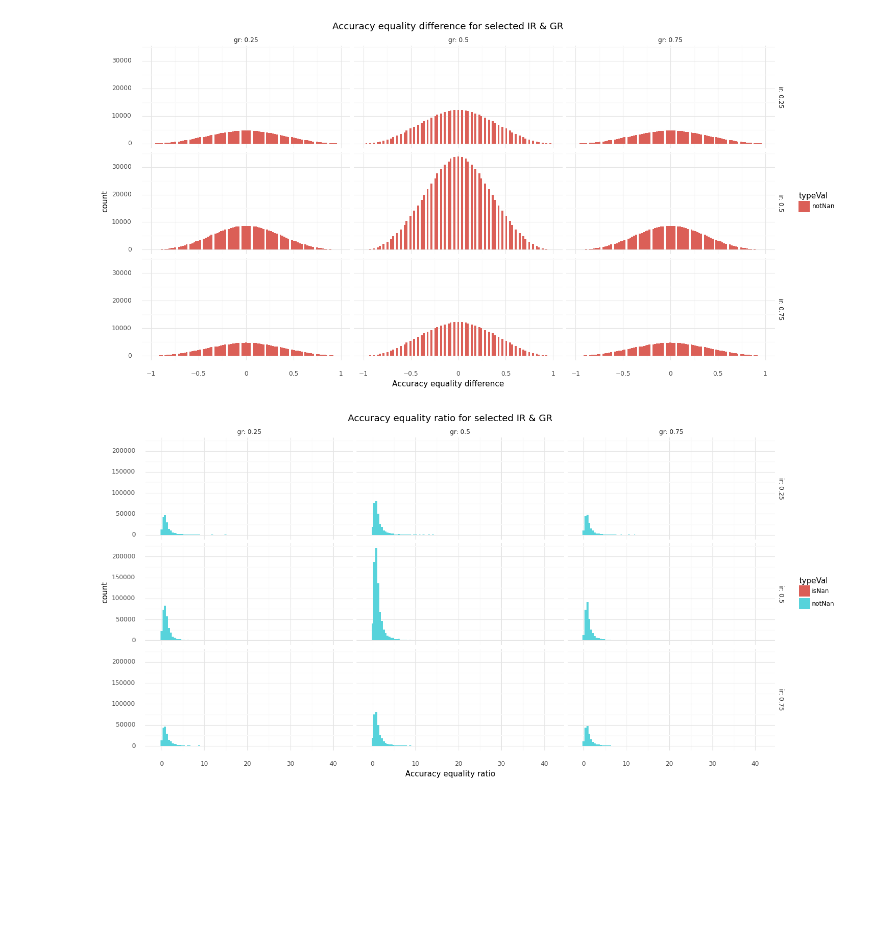
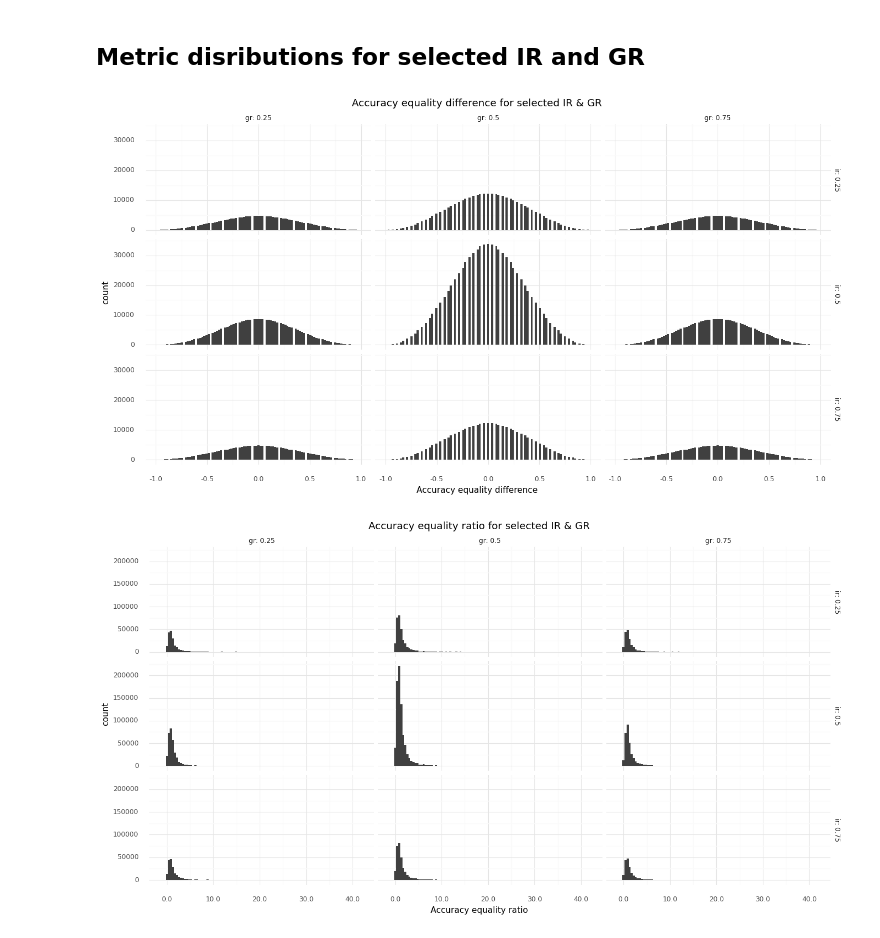
Before and after one commit to emanuelrck/Replication_analysis-of-fairness-measures, a Jupyter notebook: MainPlots.ipynb, the cells around one changed output. Saved outputs shown, nothing was run; the diff lists cells and outputs as text; code cells hidden in the pictures; blank space fills up the shorter version.

Commit message:
refined and saved plots

```diff
--- a/MainPlots.ipynb
+++ b/MainPlots.ipynb
@@ -22,15 +25,14 @@ metric_names = {metric_file_names[idx]: metric_full_names[idx] for idx in range(
 # %%
-def plot_plot(df, metric):
-    fig = (
-        ggplot(df, aes(x=metric, fill='typeVal'))
-        # ggplot(df, aes(x=metric, y=after_stat('density')))      # to fix: after_stat('density') causes error in scaling
-        + geom_histogram(bins=100)
-        + scale_color_manual(values = ['red', 'black'])
-        + facet_grid('ir~gr', labeller = 'label_both')
-        + theme_minimal()
-        + theme(figure_size=(16, 8))
-        + ggtitle(f"{metric} for selected IR & GR")
-        # + ylab("Density")
-    )
+def plot(df, metric):
+    fig = ggplot(df, aes(x = metric, fill = 'typeVal'))
+    fig += geom_histogram(bins = 100)
+    fig += scale_fill_manual(values = {'NaN': '#ca0020', "not NaN": '#404040'}, guide = False)
+    fig += facet_grid('ir~gr', labeller = 'label_both')
+    fig += scale_x_continuous(labels = lambda lst: [x if x != -1.5 else 'NaN' for x in lst])
+    fig += theme_minimal()
+    fig += theme(figure_size = (16, 8))
+    fig += ggtitle(f"{metric} for selected IR & GR")
+
     print(fig)
+    fig.save("plots/" + metric + ".jpeg", width = 16, height = 8, dpi = 300)
 # %% [markdown]
@@ -60,21 +76,23 @@ array([<AxesSubplot:title={'center':'ir'}>], dtype=object)
+# %% [markdown]
+## Metric disributions for selected IR and GR
 # %%
 ir_selected = [0.25, 0.5, 0.75]
 gr_selected = [0.25, 0.5, 0.75]
 # %%
-for idx, name in enumerate(metric_file_names):
-    col_name = metric_names[name]
-    with open(name, "rb") as f:
-        metric = pd.DataFrame(np.fromfile(f).astype(np.float16), columns = [col_name])
-    df = pd.concat([gr, ir], axis=1)
-    df = pd.concat([df, metric], axis=1)
+for metricFName in metrics:
+    metricName = metrics[metricFName]
+    with open(metricFName, "rb") as f:
+        metric = pd.DataFrame(np.fromfile(f).astype(np.float16), columns = [metricName])
+    df = pd.concat([gr, ir], axis = 1)
+    df = pd.concat([df, metric], axis = 1)
     df = df.loc[df.ir.isin(ir_selected) & df.gr.isin(gr_selected)]
     df.replace(np.nan, -1.5, inplace=True)
-    df['typeVal'] = np.where(df[col_name] == -1.5, 'isNan', 'notNan')
-    plot_plot(df, col_name)
+    df['typeVal'] = np.where(df[metricName] == -1.5, 'NaN', "not NaN")
+    plot(df, metricName)
+
     del metric
     del df
     gc.collect()
-    gc.get_stats()
 # %% [output]
-[figure, old version]
+[figure, new version]
-[figure, old version]
+[figure, new version]
```
Also changed, not shown: parts of 10 cells of this notebook, 11 other files.
